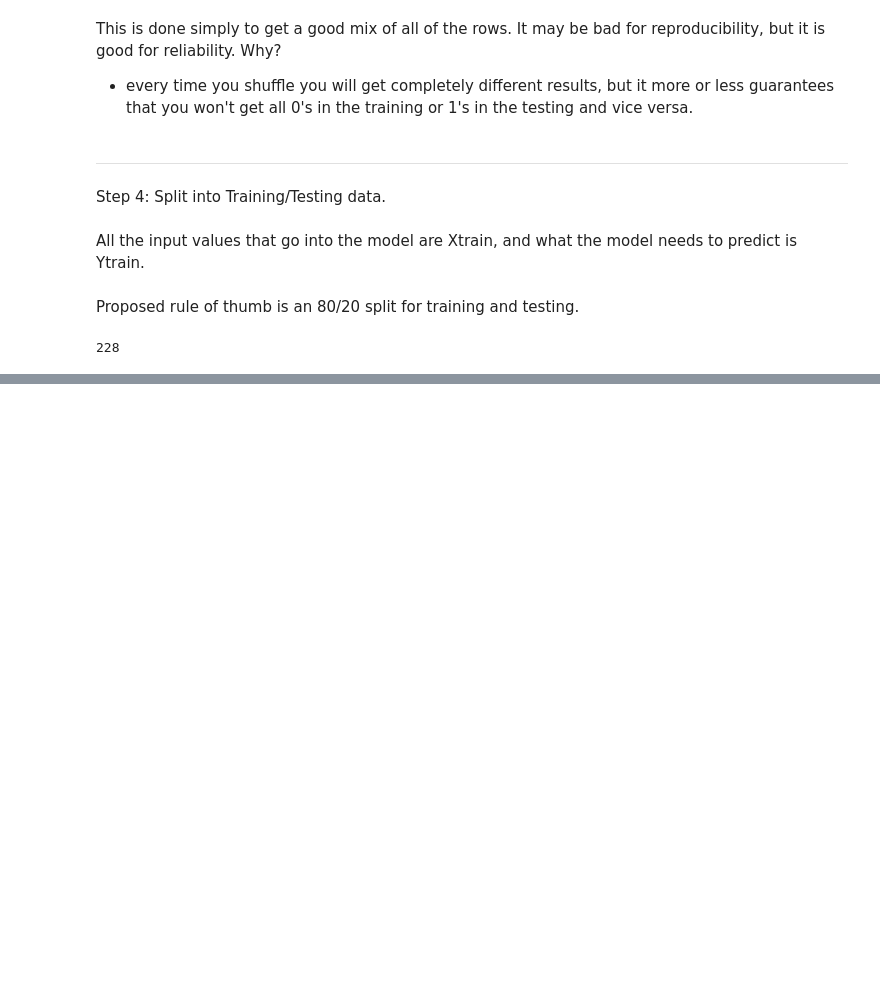
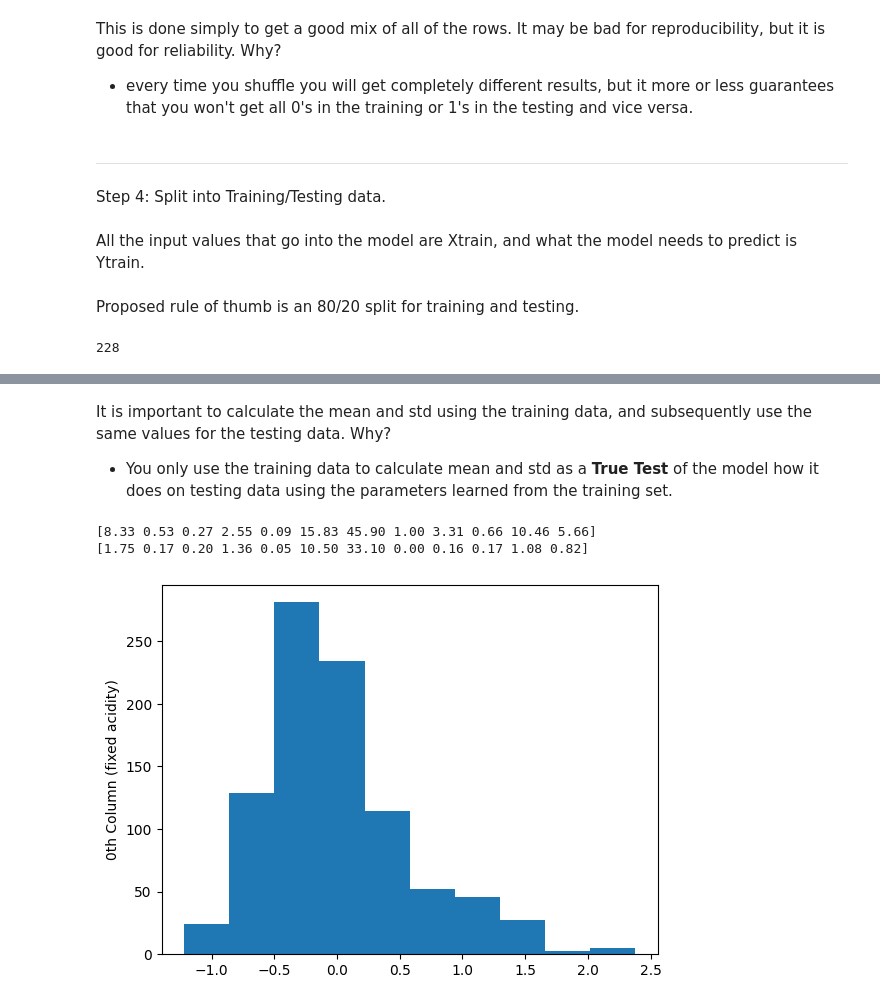
Before and after one commit to Jorwin-dev/machine-learning, a Jupyter notebook: neural-networks/Wine/neural_networks-wine.ipynb, the cells around one changed output, grey strips where cells are left out. Cells and saved outputs as stored; diff of their text form; code cells hidden in the pictures; blank space fills up the shorter version.

```diff
--- a/neural-networks/Wine/neural_networks-wine.ipynb
+++ b/neural-networks/Wine/neural_networks-wine.ipynb
@@ -151,0 +189,31 @@ YTEST = dataset[index_20percent:, -1]       # Extract only last
+# %%
+# You obtain the mean and standard deviation from your training data
+# Then use those values to normalize your testing data
+
+mean = XTRAIN.mean(axis=0)
+XTRAIN -= mean
+std = XTRAIN.std(axis=0)
+XTRAIN /= std
+
+XTEST -= mean
+XTRAIN /= std
+# %% [markdown]
+It is important to calculate the mean and std using the training data, and subsequently use the same values for the testing data. Why?
+- You only use the training data to calculate mean and std as a **True Test** of the model how it does on testing data using the parameters learned from the training set.
+# %%
+# mean and std are vectors
+# So, we can see the mean and std for each feature we have
+
+print(mean)
+print(std)
+# %% [output]
+[8.33 0.53 0.27 2.55 0.09 15.83 45.90 1.00 3.31 0.66 10.46 5.66]
+[1.75 0.17 0.20 1.36 0.05 10.50 33.10 0.00 0.16 0.17 1.08 0.82]
+# %%
+# Now, look at the distribution of values for the same column again.
+
+plt.hist(XTRAIN[:, 0])
+plt.ylabel('0th Column (fixed acidity)')
+plt.show()
+# %% [output]
+[figure, added]
```
Also changed, not shown: parts of 11 cells of this notebook.
